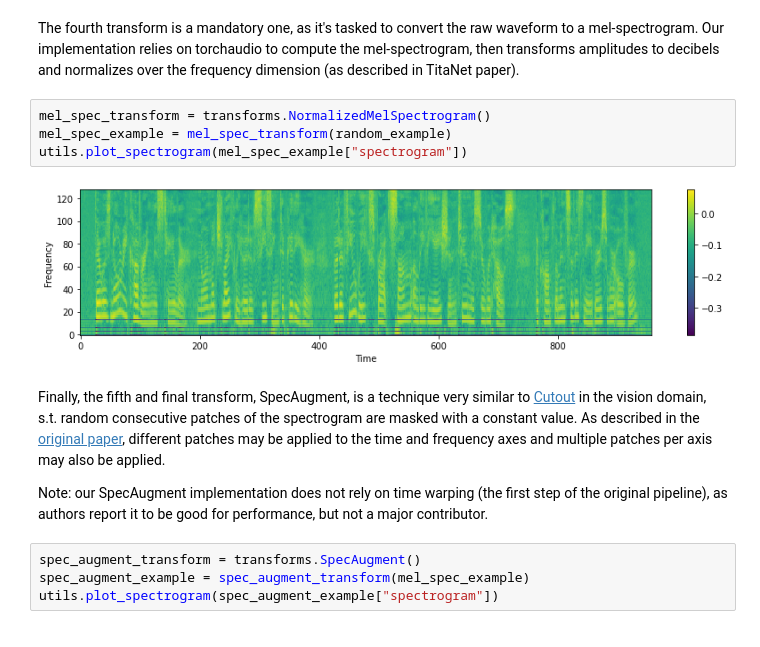
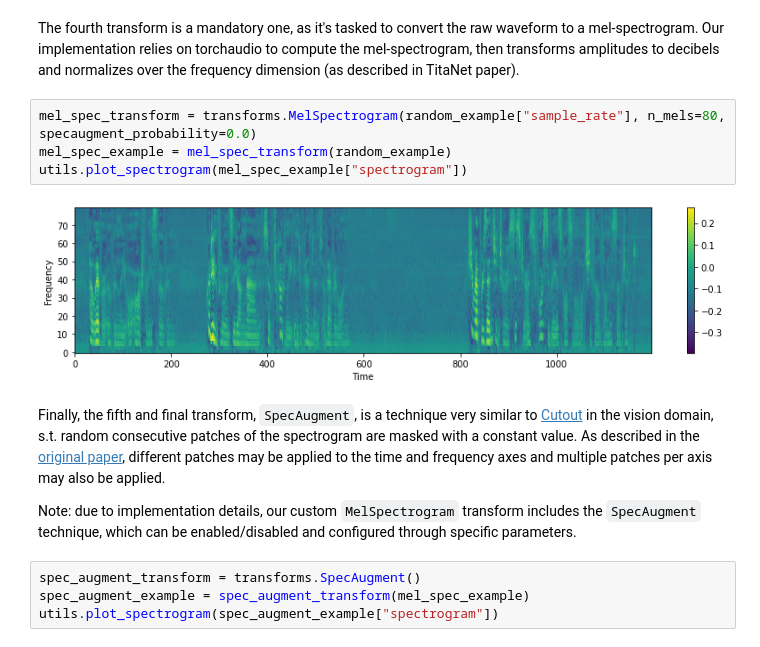
Before and after one commit to Wadaboa/titanet, a Jupyter notebook: titanet.ipynb, the cells around one changed output. Drawn from its saved outputs; the diff is of its cells as text.

```diff
--- a/titanet.ipynb
+++ b/titanet.ipynb
@@ -147,15 +148,15 @@ utils.play_audio(reverb_example["waveform"], reverb_example["sample_rate"])
 # %% [markdown]
 The fourth transform is a mandatory one, as it's tasked to convert the raw waveform to a mel-spectrogram. Our implementation relies on torchaudio to compute the mel-spectrogram, then transforms amplitudes to decibels and normalizes over the frequency dimension (as described in TitaNet paper).
 # %%
-mel_spec_transform = transforms.NormalizedMelSpectrogram()
+mel_spec_transform = transforms.MelSpectrogram(random_example["sample_rate"], n_mels=80, specaugment_probability=0.0)
 mel_spec_example = mel_spec_transform(random_example)
 utils.plot_spectrogram(mel_spec_example["spectrogram"])
 # %% [output]
-[figure, old version]
+[figure, new version]
 # %% [markdown]
-Finally, the fifth and final transform, SpecAugment, is a technique very similar to [Cutout](https://paperswithcode.com/method/cutout) in the vision domain, s.t. random consecutive patches of the spectrogram are masked with a constant value. As described in the [original paper](https://arxiv.org/abs/1904.08779), different patches may be applied to the time and frequency axes and multiple patches per axis may also be applied.
+Finally, the fifth and final transform, `SpecAugment`, is a technique very similar to [Cutout](https://paperswithcode.com/method/cutout) in the vision domain, s.t. random consecutive patches of the spectrogram are masked with a constant value. As described in the [original paper](https://arxiv.org/abs/1904.08779), different patches may be applied to the time and frequency axes and multiple patches per axis may also be applied.
 
-Note: our SpecAugment implementation does not rely on time warping (the first step of the original pipeline), as authors report it to be good for performance, but not a major contributor.
+Note: due to implementation details, our custom `MelSpectrogram` transform includes the `SpecAugment` technique, which can be enabled/disabled and configured through specific parameters.
 # %%
 spec_augment_transform = transforms.SpecAugment()
 spec_augment_example = spec_augment_transform(mel_spec_example)
```
Also changed, not shown: parts of 107 cells of this notebook, 10 other files.
